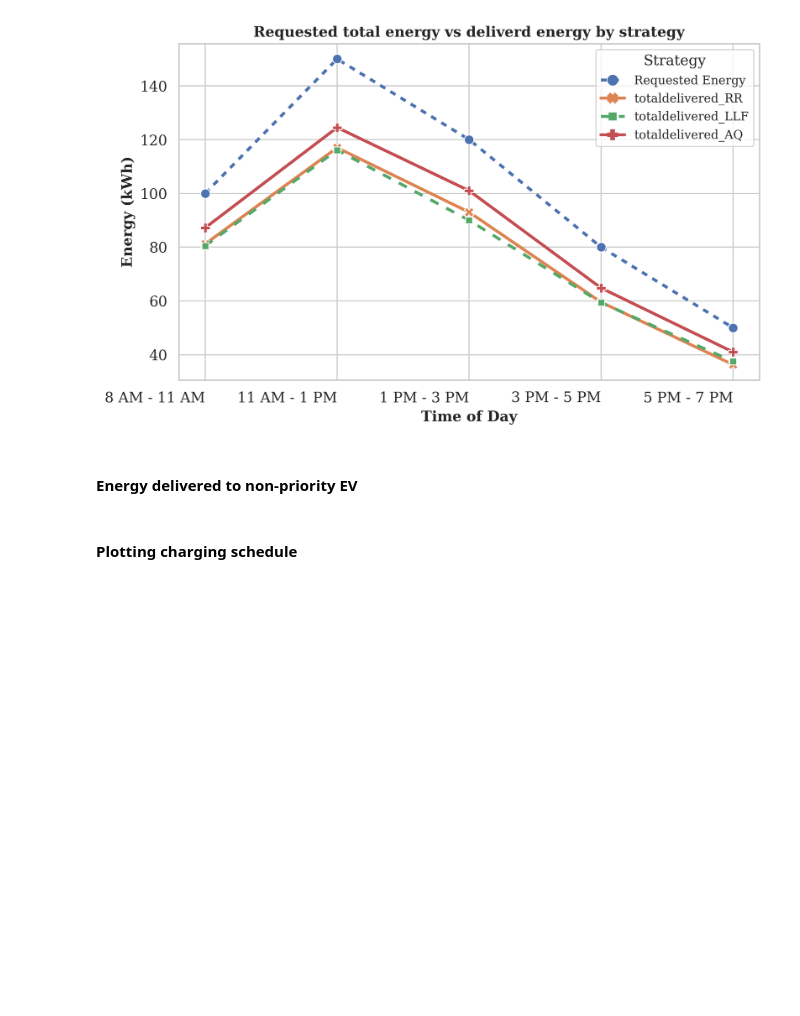
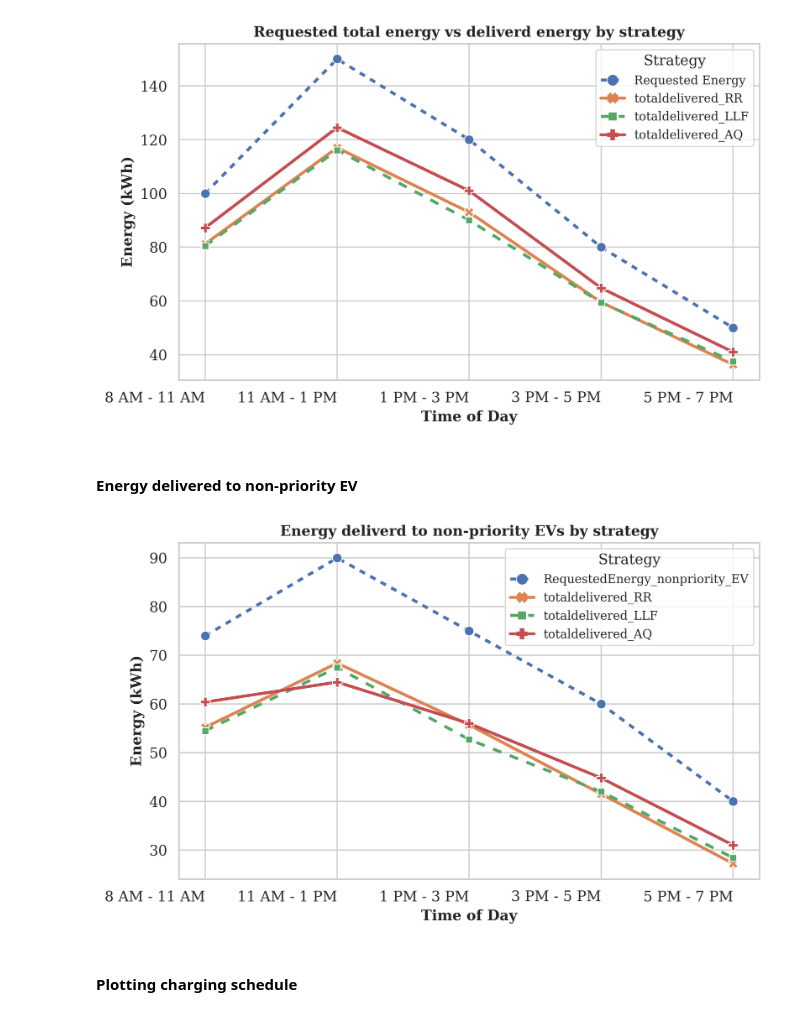
Before and after one commit to kamareee/acn-ev-simulation, a Jupyter notebook: Simulation_results_anlaysis_new.ipynb, the cells around one changed output. Drawn from its saved outputs; the diff is of its cells as text; code cells hidden in the pictures; blank space fills up the shorter version.

Commit message:
Added new simulation and analysis

```diff
--- a/Simulation_results_anlaysis_new.ipynb
+++ b/Simulation_results_anlaysis_new.ipynb
@@ -288,12 +288,84 @@ plt.show()
 # %%
 # Data from simulation results
 data = {
     'Time of day': ['8 AM - 11 AM', '11 AM - 1 PM', '1 PM - 3 PM', '3 PM - 5 PM', '5 PM - 7 PM'],
-    'Requested Energy': [100, 150, 120, 80, 50],
-    'totaldelivered_RR': [81.2, 117, 93, 59.52, 36.3],
-    'totaldelivered_LLF': [80.5, 116.1, 90, 59.36, 37.5],
-    'totaldelivered_AQ': [87.2, 124.5, 101, 64.8, 41]
+    'RequestedEnergy_nonpriority_EV': [74, 90, 75, 60, 40],
+    'totaldelivered_RR': [55.2, 68.4, 55.7, 41.52, 27.2],
+    'totaldelivered_LLF': [54.5, 67.5, 52.7, 42, 28.4],
+    'totaldelivered_AQ': [60.4, 64.5, 56, 44.8, 31]
 }
+
+df = pd.DataFrame(data)
+
+# Step 2: Reshape the DataFrame from wide to long format for Seaborn
+df_long = pd.melt(df, id_vars=['Time of day'], var_name='Strategy', value_name='Energy')
+
+# Step 3: Set the aesthetic style of the plots
+sns.set_theme(
+    style="whitegrid",
+    rc={
+        'figure.figsize': (8, 5),
+        'figure.dpi': 300,
+        'font.family': 'serif',
+        'font.size': 12,
+        'axes.labelsize': 12,
+        'axes.titlesize': 12,
+        'xtick.labelsize': 12,
+        'ytick.labelsize': 12,
+        'legend.fontsize': 12,
+        'lines.linewidth': 2.5,
+        'lines.markersize': 8
+    }
+)
+
+# Step 4: Define custom styles for the lines to make the reference line dashed
+style_dict = {
+    "RequestedEnergy_nonpriority_EV": (2, 2),  # Dotted line: 2 points on, 2 points off
+    "totaldelivered_RR": "",                   # Solid line
+    "totaldelivered_LLF": (3, 3),              # dashed line
+    "totaldelivered_AQ": ""                    # Solid line
+}
+
+fontspec = {
+    'fontsize': 12,
+    'fontweight': 'bold'
+}
+
+# Create the plot using Seaborn
+ax = sns.lineplot(
+    data=df_long,
+    x='Time of day',
+    y='Energy',
+    hue='Strategy',      # Color lines by strategy
+    style='Strategy',    # Vary line style by strategy
+    markers=True,        # Add markers to each data point
+    dashes=style_dict    # Apply custom dash styles
+)
+
+# Step 5: Customize the plot
+ax.set_title('Energy deliverd to non-priority EVs by strategy', fontsize=12, fontweight='bold')
+ax.set_xlabel('Time of Day', fontdict=fontspec)
+ax.set_ylabel('Energy (kWh)', fontdict=fontspec)
+
+# Rotate x-axis labels for better readability
+plt.xticks(rotation=0, ha='right')
+
+# Improve the legend
+handles, labels = ax.get_legend_handles_labels()
+ax.legend(handles=handles, labels=labels, title='Strategy', loc='best', fontsize=10)
+
+
+# Ensure everything fits without overlapping
+plt.tight_layout()
+
+# Save the figure to a file
+file_basename = "C:\\Users\\s3955218\\OneDrive - RMIT University\\PhD Writing\\Journal\\RQ2\\Simualtion_results\\15evse\\nonpriority_energy_delivered_analysis"
+plt.savefig(f"{file_basename}.png", dpi=300, bbox_inches='tight')
+
+# Display the plot
+plt.show()
+# %% [output]
+[figure, added]
 # %% [markdown]
 #### Plotting charging schedule
 # %%
```
Also changed, not shown: 2 other files.
